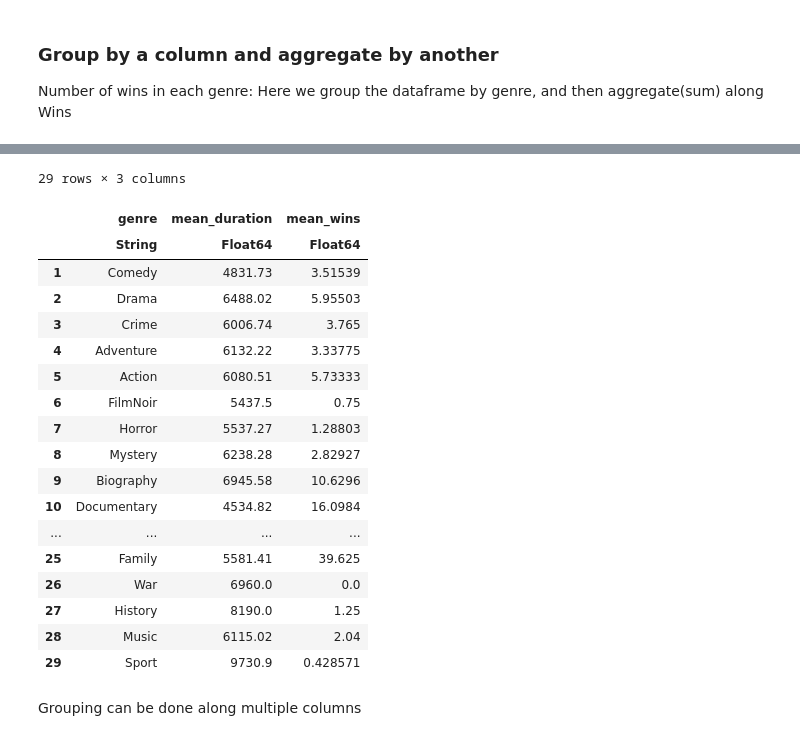
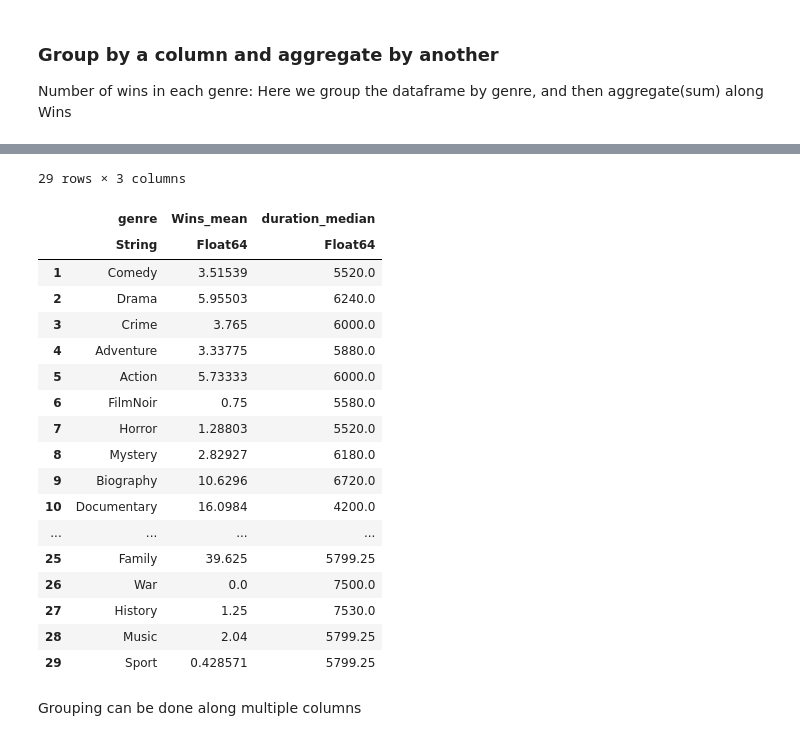
Before and after one commit to JuliaComputing/Finance_demos, a Jupyter notebook: DataFrames_demo/DataFrames.ipynb, the cells around one changed output, grey strips where cells are left out. Cells and saved outputs as stored; diff of their text form; code cells hidden in the pictures.

Commit message:
update to DataFrames v0.21.0

```diff
--- a/DataFrames_demo/DataFrames.ipynb
+++ b/DataFrames_demo/DataFrames.ipynb
@@ -526,25 +529,25 @@ Here we use `mean` function from Statistics to calculate averages along two colu
-# %%
-by(df, :genre, df -> DataFrame(mean_duration = mean(df.duration), mean_wins = mean(df.Wins)))
-# %% [output]
-29 rows × 3 columns
-|  | genre | mean_duration | mean_wins |
-|  | String | Float64 | Float64 |
-| 1 | Comedy | 4831.73 | 3.51539 |
-| 2 | Drama | 6488.02 | 5.95503 |
-| 3 | Crime | 6006.74 | 3.765 |
-| 4 | Adventure | 6132.22 | 3.33775 |
-| 5 | Action | 6080.51 | 5.73333 |
-| 6 | FilmNoir | 5437.5 | 0.75 |
-| 7 | Horror | 5537.27 | 1.28803 |
-| 8 | Mystery | 6238.28 | 2.82927 |
-| 9 | Biography | 6945.58 | 10.6296 |
-| 10 | Documentary | 4534.82 | 16.0984 |
-| ... | ... | ... | ... |
-| 25 | Family | 5581.41 | 39.625 |
-| 26 | War | 6960.0 | 0.0 |
-| 27 | History | 8190.0 | 1.25 |
-| 28 | Music | 6115.02 | 2.04 |
-| 29 | Sport | 9730.9 | 0.428571 |
+# %%
+combine(groupby(df, :genre), :Wins => mean, :duration => median)
+# %% [output]
+29 rows × 3 columns
+|  | genre | Wins_mean | duration_median |
+|  | String | Float64 | Float64 |
+| 1 | Comedy | 3.51539 | 5520.0 |
+| 2 | Drama | 5.95503 | 6240.0 |
+| 3 | Crime | 3.765 | 6000.0 |
+| 4 | Adventure | 3.33775 | 5880.0 |
+| 5 | Action | 5.73333 | 6000.0 |
+| 6 | FilmNoir | 0.75 | 5580.0 |
+| 7 | Horror | 1.28803 | 5520.0 |
+| 8 | Mystery | 2.82927 | 6180.0 |
+| 9 | Biography | 10.6296 | 6720.0 |
+| 10 | Documentary | 16.0984 | 4200.0 |
+| ... | ... | ... | ... |
+| 25 | Family | 39.625 | 5799.25 |
+| 26 | War | 0.0 | 7500.0 |
+| 27 | History | 1.25 | 7530.0 |
+| 28 | Music | 2.04 | 5799.25 |
+| 29 | Sport | 0.428571 | 5799.25 |
 # %% [markdown]
 Grouping can be done along multiple columns
 # %%
```
Also changed, not shown: parts of 8 cells of this notebook.
